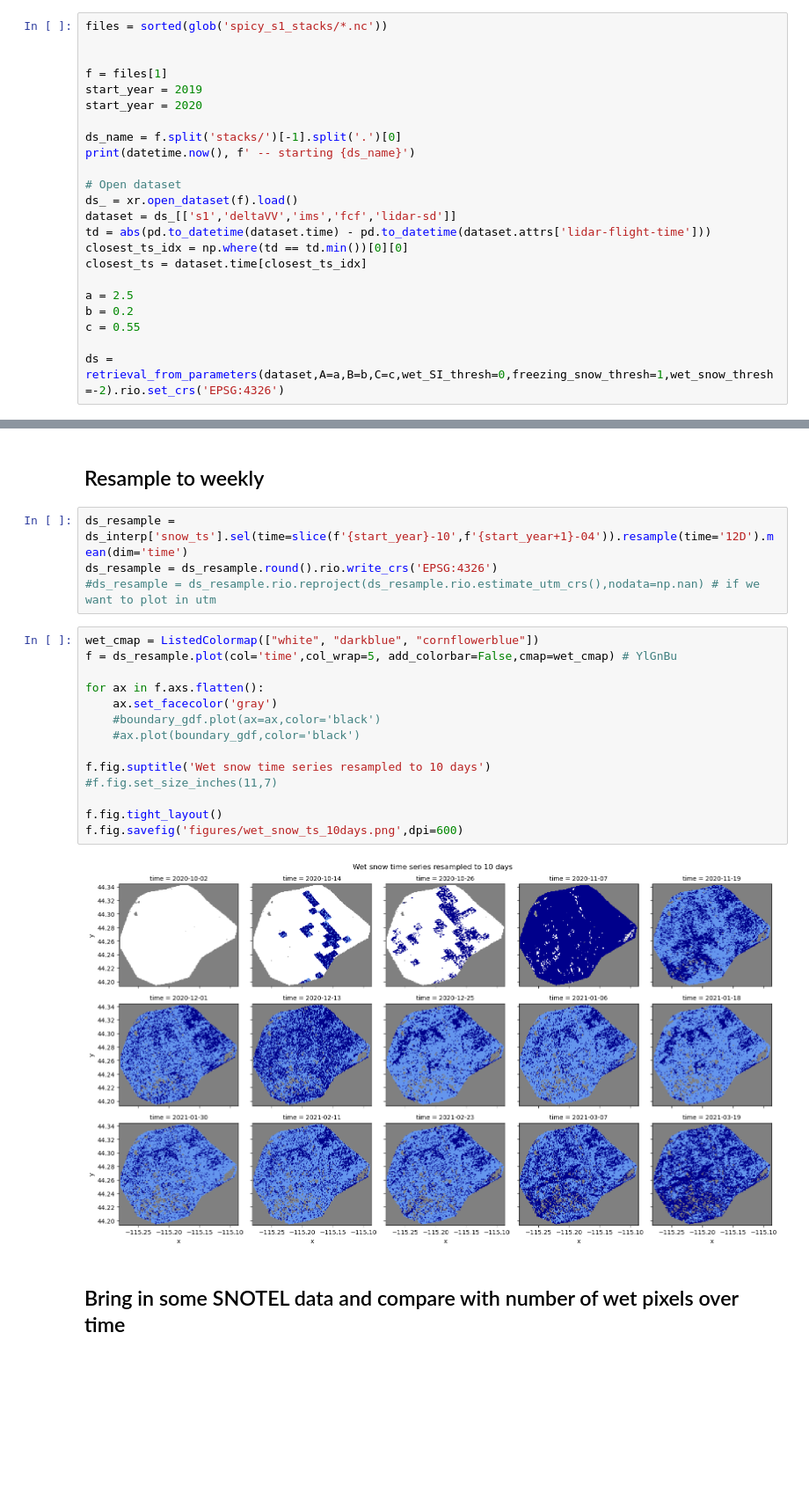
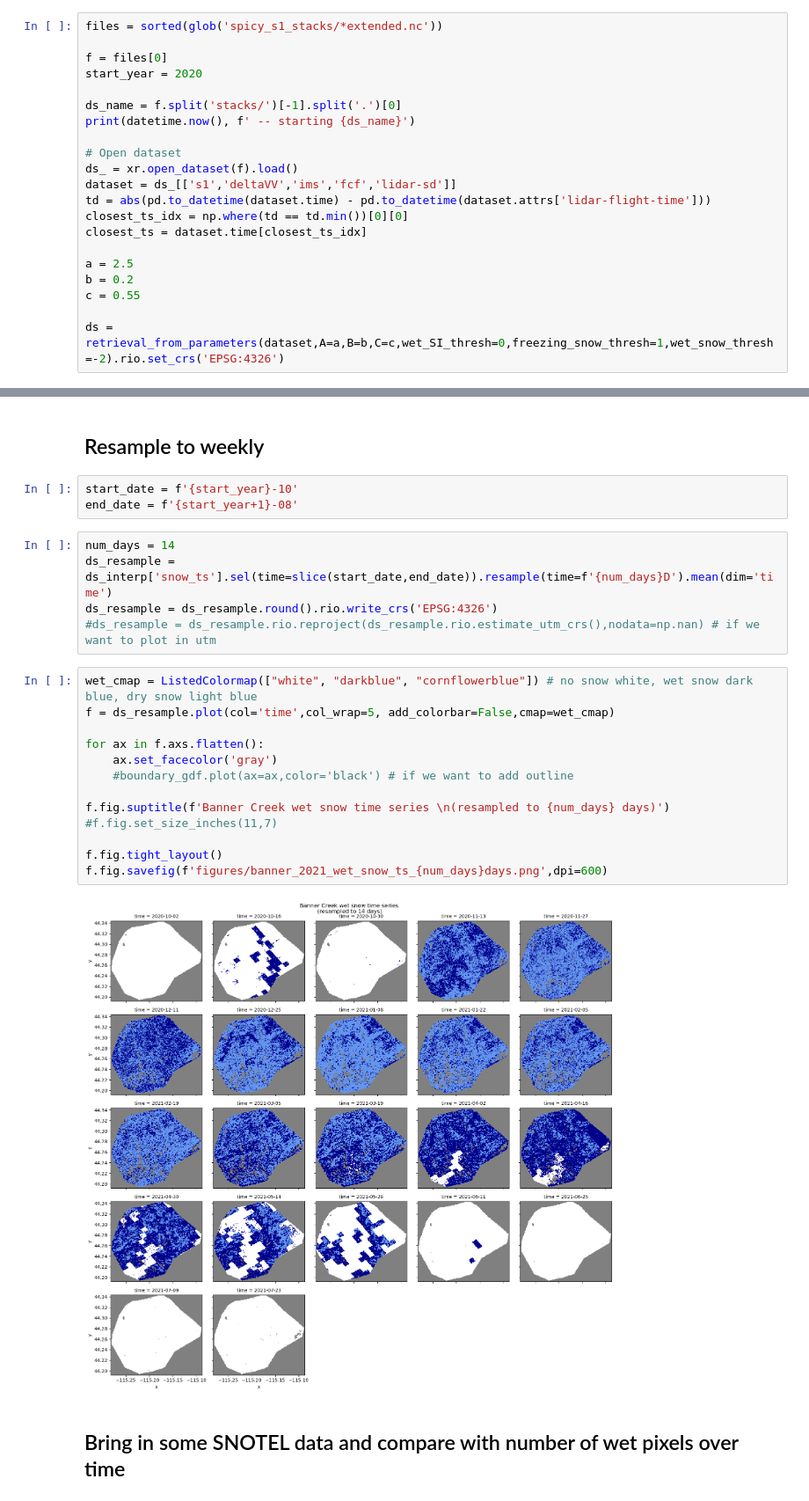
Before and after one commit to SnowEx/spicy-snow, a Jupyter notebook: contrib/gagliano/wet_snow_plot_wet_snow_time_series.ipynb, the cells around one changed output, grey strips where cells are left out. Shown at 88% size. Drawn from its saved outputs; the diff is of its cells as text; blank space fills up the shorter version.

Commit message:
change time clipping and add analysis of extended banner site

```diff
--- a/contrib/gagliano/wet_snow_plot_wet_snow_time_series.ipynb
+++ b/contrib/gagliano/wet_snow_plot_wet_snow_time_series.ipynb
@@ -29,11 +55,9 @@ client
 # %% [markdown]
 ## Choose a site
 # %%
-files = sorted(glob('spicy_s1_stacks/*.nc'))
+files = sorted(glob('spicy_s1_stacks/*extended.nc'))
 
-
-f = files[1]
-start_year = 2019
+f = files[0]
 start_year = 2020
 
 ds_name = f.split('stacks/')[-1].split('.')[0]
@@ -86,26 +119,29 @@ ds_interp['snow_ts'] = ds_interp['snow_ts'].where(ds_interp['snow_ts']!=-1,0)
 #boundary_gdf = gpd.GeoDataFrame(geometry=gpd.GeoSeries(gdf.unary_union).boundary)
 # %% [markdown]
 ## Resample to weekly
+# %%
+start_date = f'{start_year}-10'
+end_date = f'{start_year+1}-08'
 # %%
-ds_resample = ds_interp['snow_ts'].sel(time=slice(f'{start_year}-10',f'{start_year+1}-04')).resample(time='12D').mean(dim='time')
+num_days = 14
+ds_resample = ds_interp['snow_ts'].sel(time=slice(start_date,end_date)).resample(time=f'{num_days}D').mean(dim='time')
 ds_resample = ds_resample.round().rio.write_crs('EPSG:4326')
 #ds_resample = ds_resample.rio.reproject(ds_resample.rio.estimate_utm_crs(),nodata=np.nan) # if we want to plot in utm
 # %%
-wet_cmap = ListedColormap(["white", "darkblue", "cornflowerblue"])
-f = ds_resample.plot(col='time',col_wrap=5, add_colorbar=False,cmap=wet_cmap) # YlGnBu
+wet_cmap = ListedColormap(["white", "darkblue", "cornflowerblue"]) # no snow white, wet snow dark blue, dry snow light blue
+f = ds_resample.plot(col='time',col_wrap=5, add_colorbar=False,cmap=wet_cmap)
 
 for ax in f.axs.flatten():
     ax.set_facecolor('gray')
-    #boundary_gdf.plot(ax=ax,color='black')
-    #ax.plot(boundary_gdf,color='black')
+    #boundary_gdf.plot(ax=ax,color='black') # if we want to add outline
 
-f.fig.suptitle('Wet snow time series resampled to 10 days')
+f.fig.suptitle(f'Banner Creek wet snow time series \n(resampled to {num_days} days)')
 #f.fig.set_size_inches(11,7)
 
 f.fig.tight_layout()
-f.fig.savefig('figures/wet_snow_ts_10days.png',dpi=600)
+f.fig.savefig(f'figures/banner_2021_wet_snow_ts_{num_days}days.png',dpi=600)
 # %% [output]
-[figure, old version]
+[figure, new version]
 # %% [markdown]
 ## Bring in some SNOTEL data and compare with number of wet pixels over time
 # %%
```
Also changed, not shown: parts of 8 cells of this notebook.
